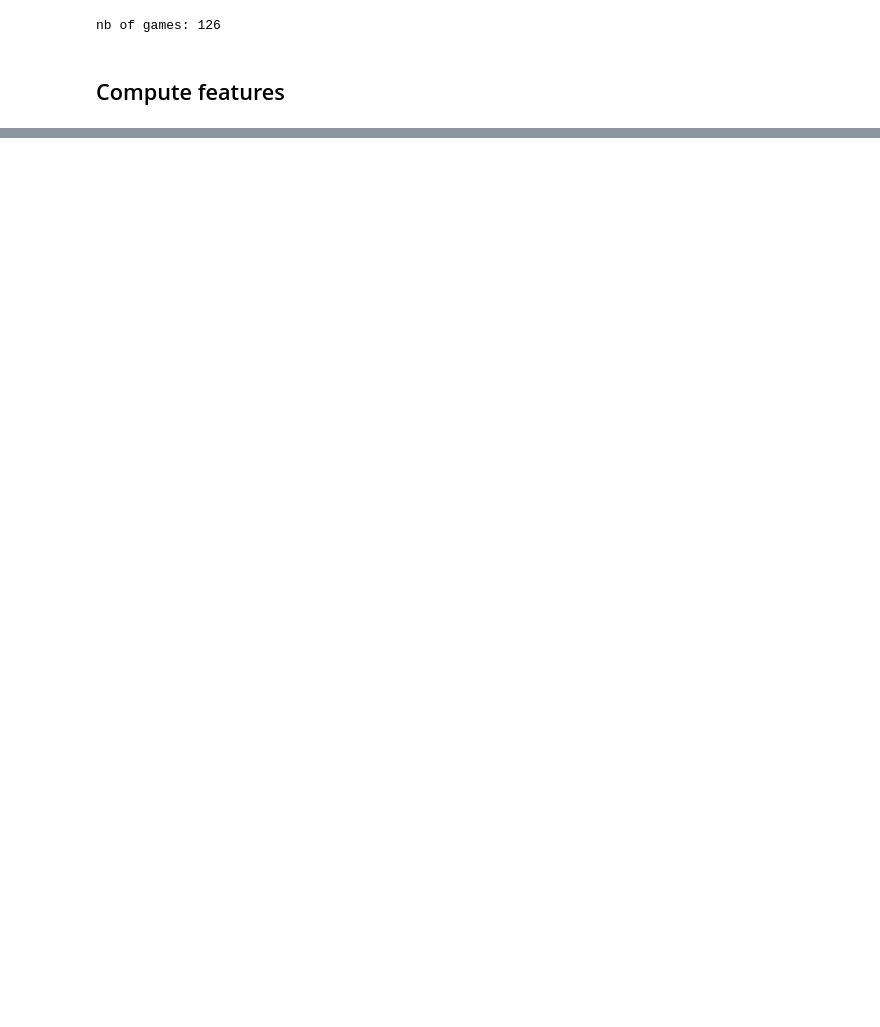
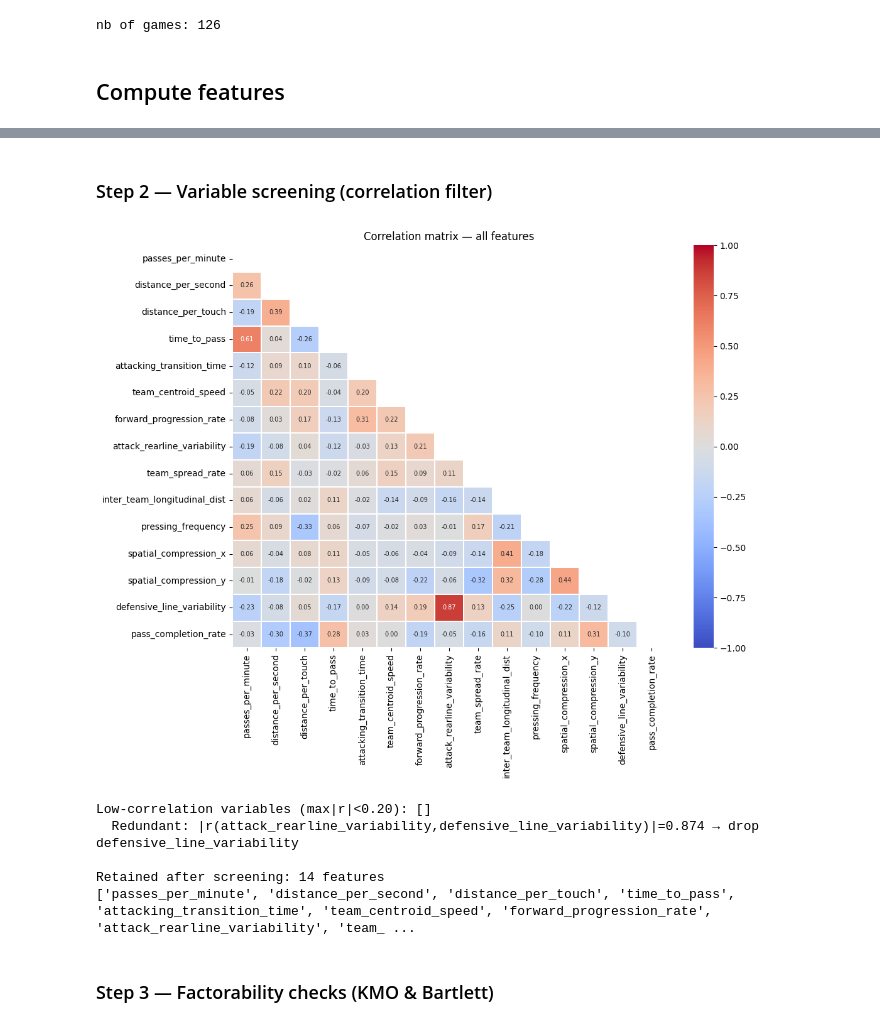
Before and after one commit to ouyang1030/football-pace, a Jupyter notebook: 2-compute-features.ipynb, the cells around one changed output, grey strips where cells are left out. Saved outputs shown, nothing was run; the diff lists cells and outputs as text; code cells hidden in the pictures; blank space fills up the shorter version.

```diff
--- a/2-compute-features.ipynb
+++ b/2-compute-features.ipynb
@@ -434,0 +916,46 @@ max                1.4837                19.0283                23.6085
+# %% [markdown]
+### Step 2 — Variable screening (correlation filter)
+# %%
+corr = X_resid.corr()  # screen on residualised correlations
+
+# ── Plot full correlation matrix
+fig, ax = plt.subplots(figsize=(11, 9))
+mask = np.triu(np.ones_like(corr, dtype=bool))
+sns.heatmap(corr, mask=mask, annot=True, fmt=".2f", cmap="coolwarm",
+            center=0, vmin=-1, vmax=1, ax=ax,
+            annot_kws={"size": 7}, linewidths=0.3)
+ax.set_title("Correlation matrix — all features", fontsize=12)
+plt.tight_layout(); plt.show()
+
+# ── Low correlation: max|r| with any other variable < 0.2 ────────────────────
+max_corr = corr.abs().apply(lambda col: col[col.index != col.name].max())
+low_corr_vars = max_corr[max_corr < 0.20].index.tolist()
+print(f"Low-correlation variables (max|r|<0.20): {low_corr_vars}")
+
+# ── Redundant: |r| > 0.85 → keep variable with higher mean |r| ───────────────
+removed_redundant = set()
+for i, v1 in enumerate(ALL_FEATURES):
+    for v2 in ALL_FEATURES[i+1:]:
+        if v1 in removed_redundant or v2 in removed_redundant:
+            continue
+        if abs(corr.loc[v1, v2]) > 0.8:
+            keep = v1 if max_corr[v1] >= max_corr[v2] else v2
+            drop = v2 if keep == v1 else v1
+            removed_redundant.add(drop)
+            print(f"  Redundant: |r({v1},{v2})|={abs(corr.loc[v1,v2]):.3f} → drop {drop}")
+
+drop_vars = set(low_corr_vars) | removed_redundant
+FEATURES_S2 = [f for f in ALL_FEATURES if f not in drop_vars]
+X_s2       = X[FEATURES_S2].copy()        # global z-score → used for scoring
+X_s2_resid = X_resid[FEATURES_S2].copy()  # residualised   → used for EFA fit
+print(f"\nRetained after screening: {len(FEATURES_S2)} features")
+print(FEATURES_S2)
+# %% [output]
+[figure, added]
+Low-correlation variables (max|r|<0.20): []
+  Redundant: |r(attack_rearline_variability,defensive_line_variability)|=0.874 → drop defensive_line_variability
+
+Retained after screening: 14 features
+['passes_per_minute', 'distance_per_second', 'distance_per_touch', 'time_to_pass', 'attacking_transition_time', 'team_centroid_speed', 'forward_progression_rate', 'attack_rearline_variability', 'team_ ...
+# %% [markdown]
+### Step 3 — Factorability checks (KMO & Bartlett)
```
Also changed, not shown: parts of 32 cells of this notebook, 1 other file.
